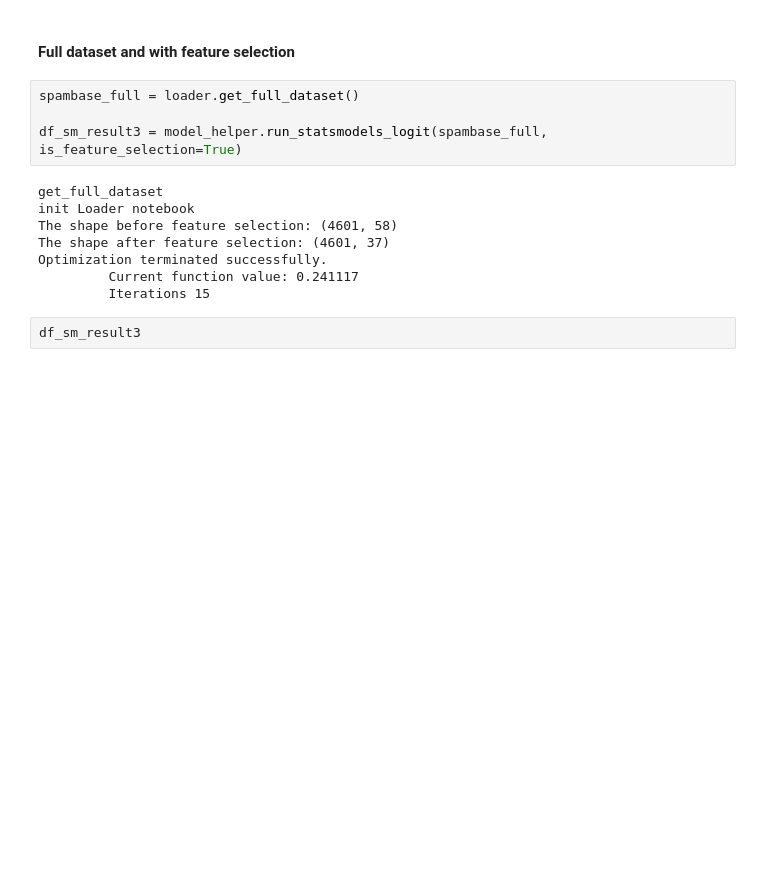
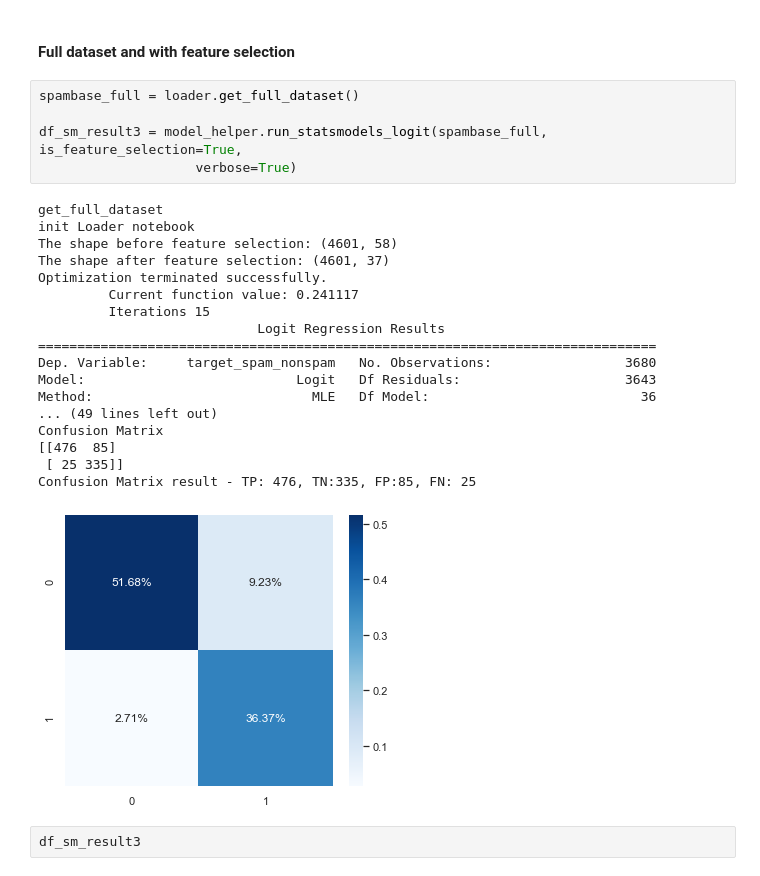
Before and after one commit to quickheaven/scs-3251-statistics-for-data-science, a Jupyter notebook: project_spambase_nb.ipynb, the cells around one changed output. Saved outputs shown, nothing was run; the diff lists cells and outputs as text; blank space fills up the shorter version.

```diff
--- a/project_spambase_nb.ipynb
+++ b/project_spambase_nb.ipynb
@@ -385,15 +399,27 @@ df_sm_result2
 # %%
 spambase_full = loader.get_full_dataset()
 
-df_sm_result3 = model_helper.run_statsmodels_logit(spambase_full, is_feature_selection=True)
+df_sm_result3 = model_helper.run_statsmodels_logit(spambase_full, is_feature_selection=True,
+                    verbose=True)
 # %% [output]
 get_full_dataset
 init Loader notebook
 The shape before feature selection: (4601, 58)
 The shape after feature selection: (4601, 37)
 Optimization terminated successfully.
          Current function value: 0.241117
          Iterations 15
+                            Logit Regression Results
+===============================================================================
+Dep. Variable:     target_spam_nonspam   No. Observations:                 3680
+Model:                           Logit   Df Residuals:                     3643
+Method:                            MLE   Df Model:                           36
+... (49 lines left out)
+Confusion Matrix
+[[476  85]
+ [ 25 335]]
+Confusion Matrix result - TP: 476, TN:335, FP:85, FN: 25
+[figure, added]
 # %%
 df_sm_result3
 # %% [output]
```
Also changed, not shown: parts of 5 cells of this notebook, 1 other file.
